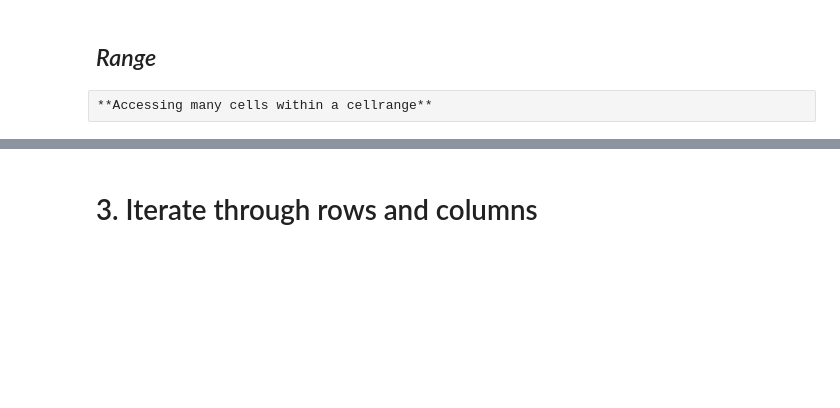
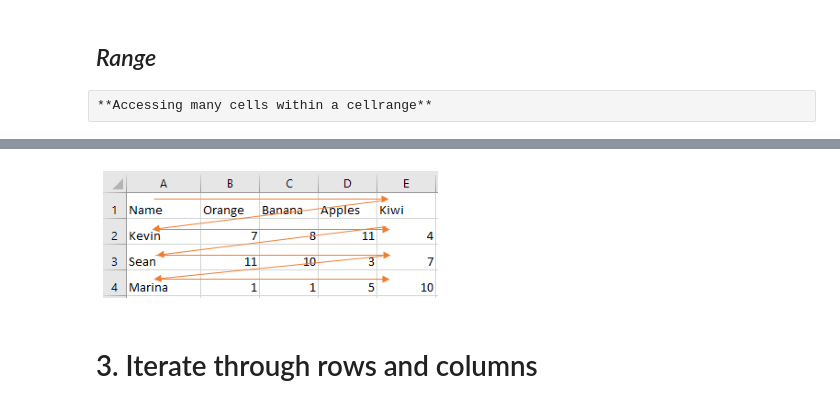
Before and after one commit to datalover2023/Module_3, a Jupyter notebook: Excel_processing_Basics_Colab_Module_3_backup_v2.ipynb, the cells around one changed output, grey strips where cells are left out. Saved outputs shown, nothing was run; the diff lists cells and outputs as text; code cells hidden in the pictures; blank space fills up the shorter version.

```diff
--- a/Excel_processing_Basics_Colab_Module_3_backup_v2.ipynb
+++ b/Excel_processing_Basics_Colab_Module_3_backup_v2.ipynb
@@ -430,9 +495,12 @@ print('.....note that it will iterarate in horizontal direction... ')
 # %%
 # display image
-img = mpimg.imread('images/img_1.png')
+img = mpimg.imread('images/img_1.PNG')
 plt.imshow(img)
+plt.rcParams['figure.figsize'] = [8, 6]
 plt.axis('off')
 plt.show()
+# %% [output]
+[figure, added]
 # %% [markdown]
 # 3.&nbsp;Iterate through rows and columns
 # %% [markdown]
```
Also changed, not shown: parts of 29 cells of this notebook.
